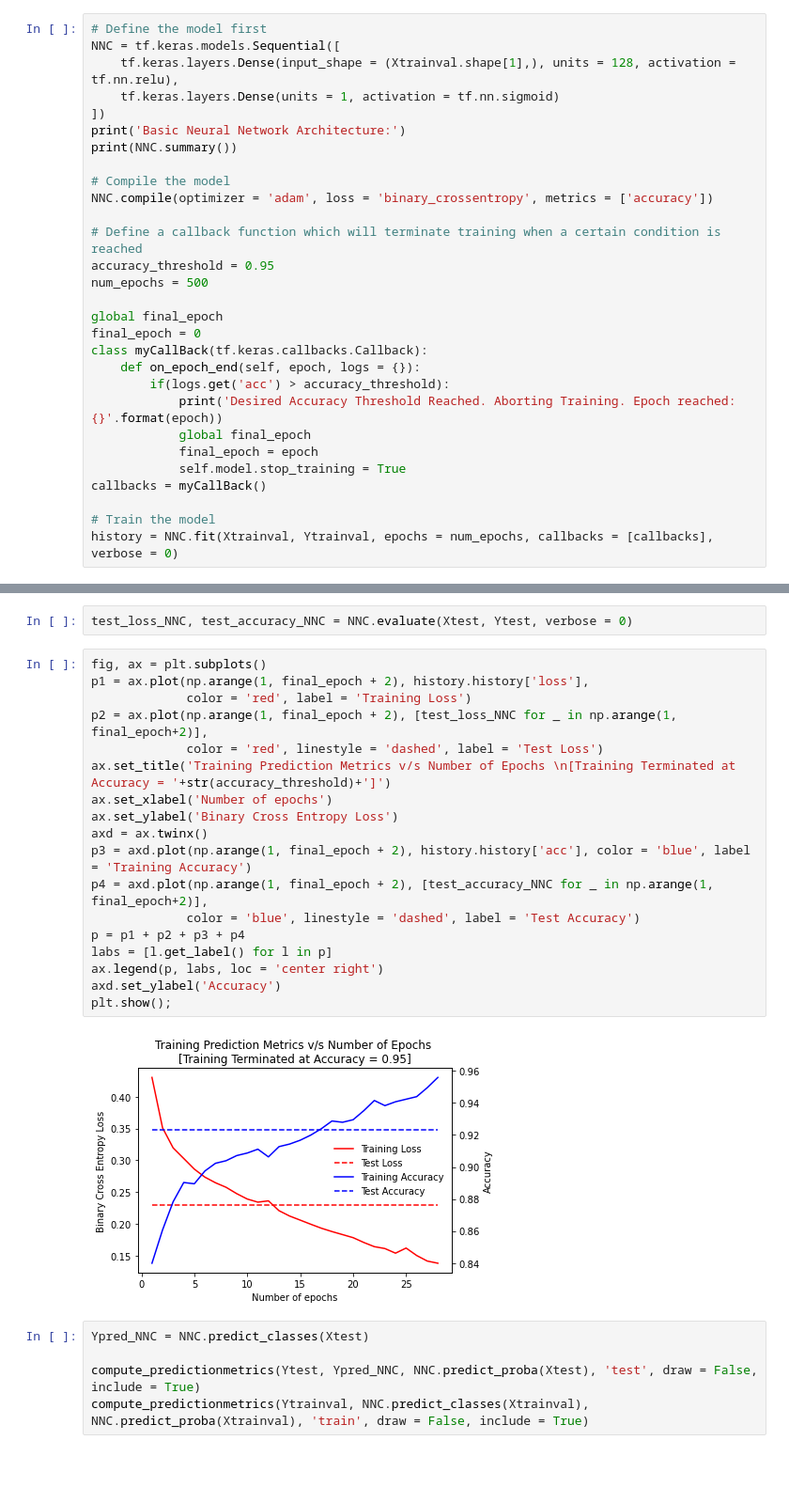
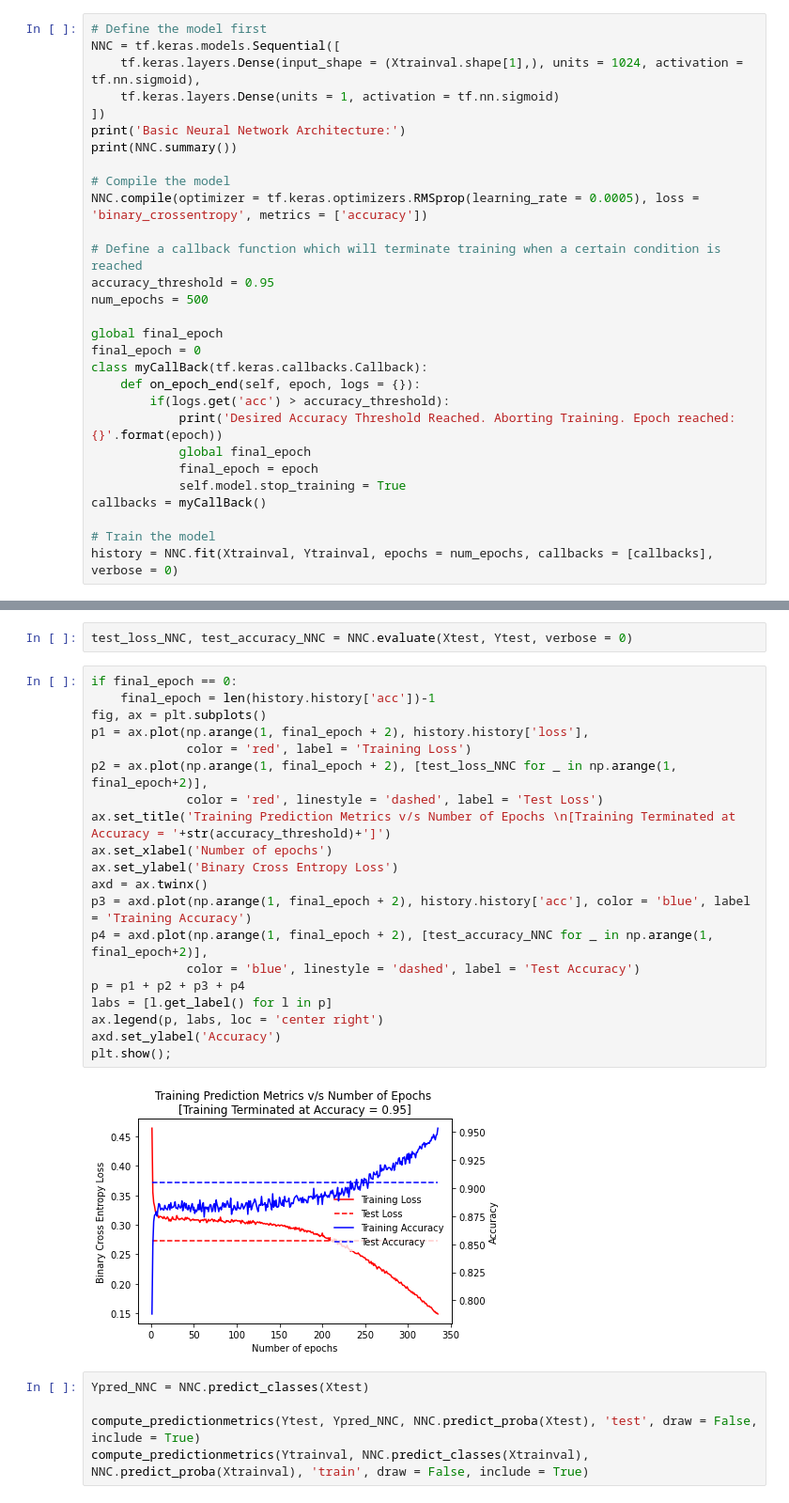
Before and after one commit to SouravSinhas/Employee-Turnover-Prediction, a Jupyter notebook: notebooks/IBM_Employee_Churn_Prediction.ipynb, the cells around one changed output, grey strips where cells are left out. Shown at 94% size. Saved outputs shown, nothing was run; the diff lists cells and outputs as text; blank space fills up the shorter version.

```diff
--- a/notebooks/IBM_Employee_Churn_Prediction.ipynb
+++ b/notebooks/IBM_Employee_Churn_Prediction.ipynb
@@ -1154,14 +1255,14 @@ Our basic neural network has no hidden layer, but only an input layer with 128 u
 # %%
 # Define the model first
 NNC = tf.keras.models.Sequential([
-    tf.keras.layers.Dense(input_shape = (Xtrainval.shape[1],), units = 128, activation = tf.nn.relu),
+    tf.keras.layers.Dense(input_shape = (Xtrainval.shape[1],), units = 1024, activation = tf.nn.sigmoid),
     tf.keras.layers.Dense(units = 1, activation = tf.nn.sigmoid)
 ])
 print('Basic Neural Network Architecture:')
 print(NNC.summary())
 
 # Compile the model
-NNC.compile(optimizer = 'adam', loss = 'binary_crossentropy', metrics = ['accuracy'])
+NNC.compile(optimizer = tf.keras.optimizers.RMSprop(learning_rate = 0.0005), loss = 'binary_crossentropy', metrics = ['accuracy'])
 
 # Define a callback function which will terminate training when a certain condition is reached
 accuracy_threshold = 0.95
@@ -1201,25 +1300,27 @@ Desired Accuracy Threshold Reached. Aborting Training. Epoch reached: 27
 # %%
 test_loss_NNC, test_accuracy_NNC = NNC.evaluate(Xtest, Ytest, verbose = 0)
 # %%
+if final_epoch == 0:
+    final_epoch = len(history.history['acc'])-1
 fig, ax = plt.subplots()
 p1 = ax.plot(np.arange(1, final_epoch + 2), history.history['loss'],
              color = 'red', label = 'Training Loss')
 p2 = ax.plot(np.arange(1, final_epoch + 2), [test_loss_NNC for _ in np.arange(1, final_epoch+2)],
              color = 'red', linestyle = 'dashed', label = 'Test Loss')
 ax.set_title('Training Prediction Metrics v/s Number of Epochs \n[Training Terminated at Accuracy = '+str(accuracy_threshold)+']')
 ax.set_xlabel('Number of epochs')
 ax.set_ylabel('Binary Cross Entropy Loss')
 axd = ax.twinx()
 p3 = axd.plot(np.arange(1, final_epoch + 2), history.history['acc'], color = 'blue', label = 'Training Accuracy')
 p4 = axd.plot(np.arange(1, final_epoch + 2), [test_accuracy_NNC for _ in np.arange(1, final_epoch+2)],
              color = 'blue', linestyle = 'dashed', label = 'Test Accuracy')
 p = p1 + p2 + p3 + p4
 labs = [l.get_label() for l in p]
 ax.legend(p, labs, loc = 'center right')
 axd.set_ylabel('Accuracy')
 plt.show();
 # %% [output]
-[figure, old version]
+[figure, new version]
 # %%
 Ypred_NNC = NNC.predict_classes(Xtest)
 
```
Also changed, not shown: parts of 41 cells of this notebook, 4 other files.
